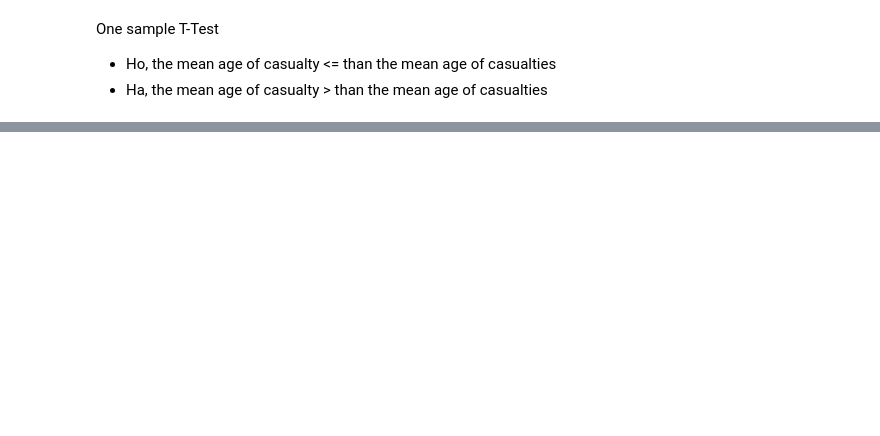
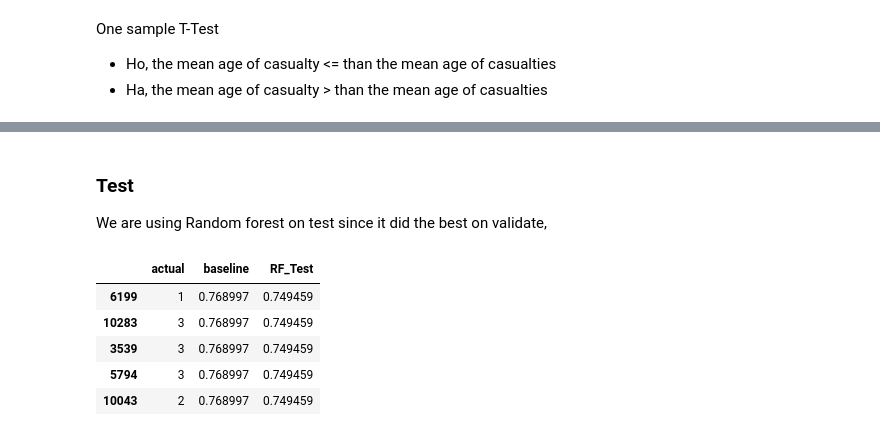
Before and after one commit to lindyc12/individual_project, a Jupyter notebook: Casualty_prediction.ipynb, the cells around one changed output, grey strips where cells are left out. Saved outputs shown, nothing was run; the diff lists cells and outputs as text; code cells hidden in the pictures; blank space fills up the shorter version.

```diff
--- a/Casualty_prediction.ipynb
+++ b/Casualty_prediction.ipynb
@@ -165,0 +211,17 @@ X_train_fs, X_validate_fs, X_test_fs = feature_chi2(X_train, X_validate, X_test,
+# %%
+predictions = pd.DataFrame({ #for train
+    'actual': train.Casualty_class
+})
+predictions['baseline'] = train[train['Casualty_class'] == 1].shape[0] /train.shape[0]
+
+pred_Valid = pd.DataFrame({ #for validate
+    'actual': y_validate.Casualty_class
+})
+pred_Valid['baseline'] = train[train['Casualty_class'] == 1].shape[0] /train.shape[0]
+pred_Valid.head()
+
+# df to hold predictions
+pred_Test = pd.DataFrame({ # for test
+    'actual': y_test.Casualty_class
+})
+pred_Test['baseline'] = train[train['Casualty_class'] == 1].shape[0] /train.shape[0]
@@ -165,0 +319,16 @@ X_train_fs, X_validate_fs, X_test_fs = feature_chi2(X_train, X_validate, X_test,
+# %% [markdown]
+### Test
+We are using Random forest on test since it did the best on validate,
+# %%
+pred_Test['RF_Test'] = forest1.predict(X_test_fs)
+MSE = mean_squared_error(pred_Test.actual, pred_Test.RF_Test)
+RMSE = math.sqrt(MSE)
+pred_Test['RF_Test'] = RMSE
+pred_Test.head()
+# %% [output]
+|  | actual | baseline | RF_Test |
+| 6199 | 1 | 0.768997 | 0.749459 |
+| 10283 | 3 | 0.768997 | 0.749459 |
+| 3539 | 3 | 0.768997 | 0.749459 |
+| 5794 | 3 | 0.768997 | 0.749459 |
+| 10043 | 2 | 0.768997 | 0.749459 |
```
Also changed, not shown: parts of 22 cells of this notebook.
